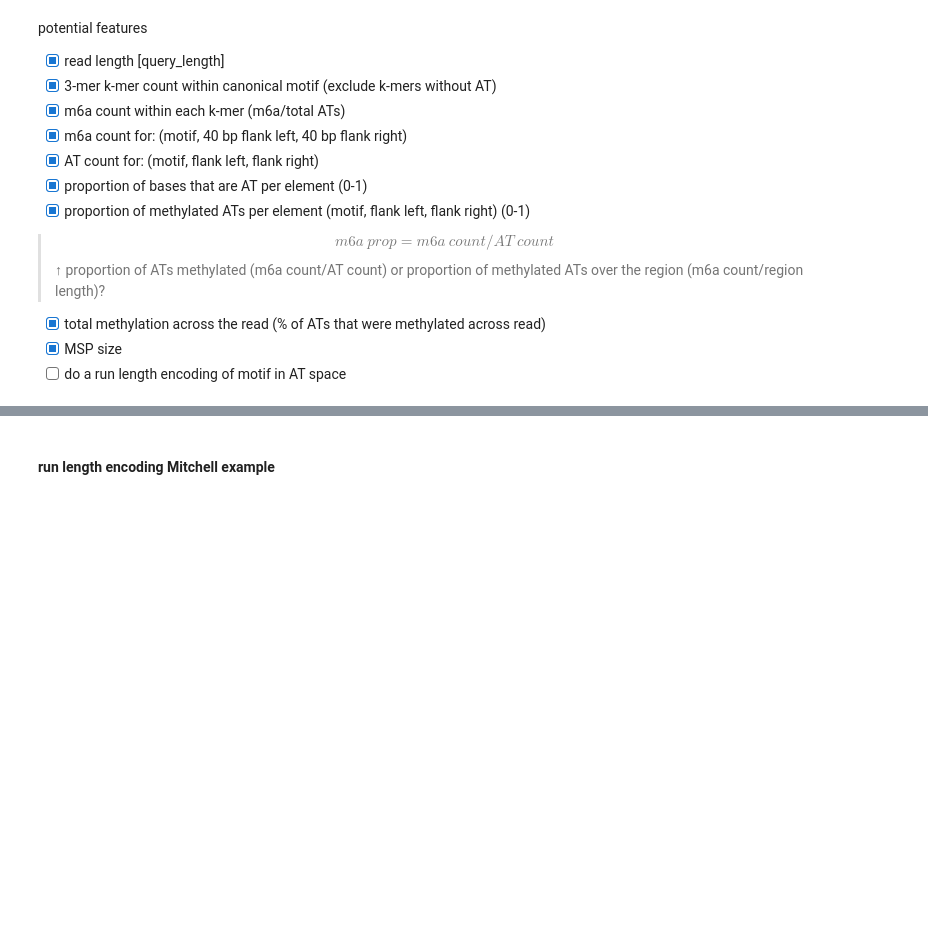
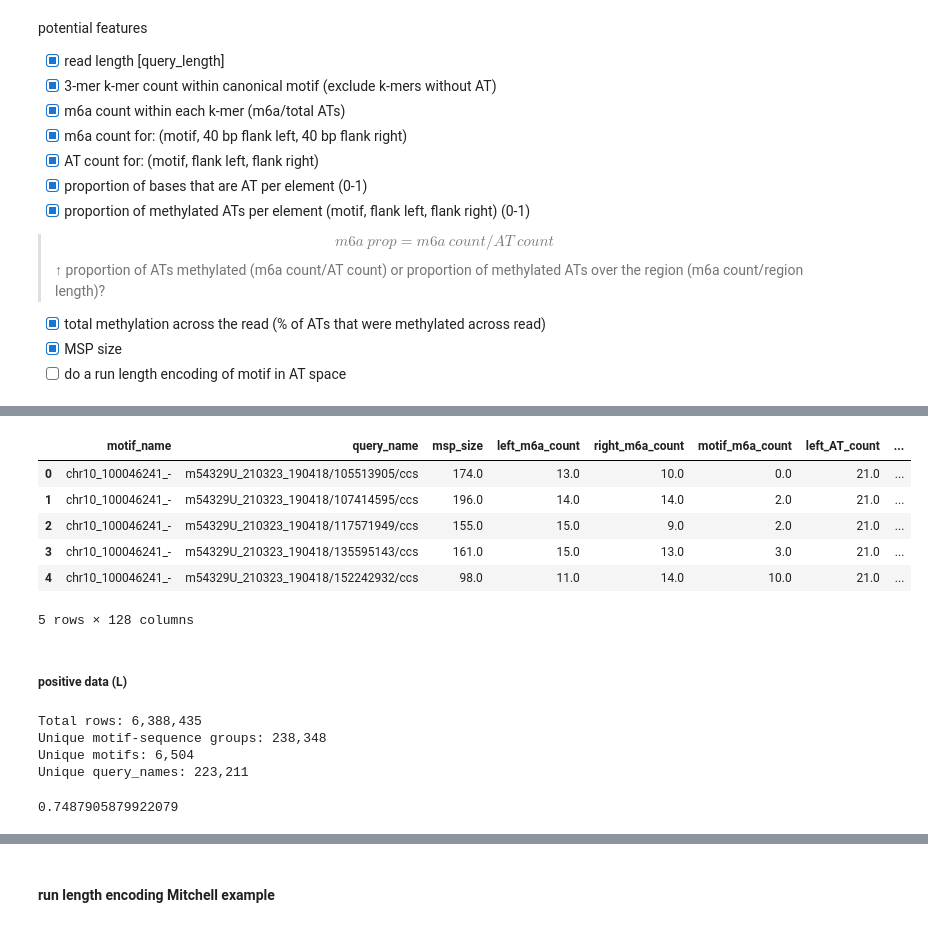
Before and after one commit to monikaperez/ctcf-footprinting, a Jupyter notebook: scripts/20230126_feature_collection_dev.ipynb, the cells around one changed output, grey strips where cells are left out. Saved outputs shown, nothing was run; the diff lists cells and outputs as text; code cells hidden in the pictures; blank space fills up the shorter version.

```diff
--- a/scripts/20230126_feature_collection_dev.ipynb
+++ b/scripts/20230126_feature_collection_dev.ipynb
@@ -587,0 +866,10 @@ Unique motif-sequence groups: 1,986
+# %%
+# remove MSP rows (already have msp size)
+df = df[df["centered_position_type"] == "m6a"]
+print("Total m6a observations: " + "{:,}".format(df.shape[0]))
+
+# filter for m6a's within 40 bp range
+m6a_range_mask = (df["centered_start"] >= -40) & (df["centered_end"] <= 75)
+print("Total m6a's within 40 bp flank of motif: " + "{:,}".format(m6a_range_mask.sum()))
+# apply mask
+df = df[m6a_range_mask]
@@ -587,0 +879,8 @@ Unique motif-sequence groups: 1,986
+# %%
+# group by motif & query name
+grouping_cols = ["motif_name", "query_name"]
+df_grouped = df.groupby(grouping_cols)
+
+# get group names (keys)
+group_names = list(df_grouped.groups.keys())
+print("Unique motif-sequence groups: " + "{:,}".format(len(group_names)))
@@ -601,6 +902,19 @@ potential features
 * [x] total methylation across the read (% of ATs that were methylated across read)
 * [x] MSP size
 * [ ] do a run length encoding of motif in AT space
+# %%
+def get_motif_seq(subset_sequence):
+    '''Get motif sequence from subset_sequence.'''
+    center_idx = 100
+    motif_len = 35
+    motif_seq = subset_sequence[center_idx:(center_idx+motif_len)]
+    return motif_seq
+# %%
+def get_kmers(seq, k):
+    '''Decompose the input sequence (str) into k-mers (str).'''
+    num_kmers = len(seq) - k + 1
+    seqs = [seq[i:i+k] for i in range(num_kmers)]
+    return seqs
 # %%
 def agg_features(x, feature_cols):
     '''Collects features. Returns a df with feature info per unique group.'''
@@ -718,0 +1040,26 @@ Wall time: 3.41 s
+# %%
+res.head()
+# %% [output]
+|  | motif_name | query_name | msp_size | left_m6a_count | right_m6a_count | motif_m6a_count | left_AT_count | ... |
+| 0 | chr10_100046241_- | m54329U_210323_190418/105513905/ccs | 174.0 | 13.0 | 10.0 | 0.0 | 21.0 | ... |
+| 1 | chr10_100046241_- | m54329U_210323_190418/107414595/ccs | 196.0 | 14.0 | 14.0 | 2.0 | 21.0 | ... |
+| 2 | chr10_100046241_- | m54329U_210323_190418/117571949/ccs | 155.0 | 15.0 | 9.0 | 2.0 | 21.0 | ... |
+| 3 | chr10_100046241_- | m54329U_210323_190418/135595143/ccs | 161.0 | 15.0 | 13.0 | 3.0 | 21.0 | ... |
+| 4 | chr10_100046241_- | m54329U_210323_190418/152242932/ccs | 98.0 | 11.0 | 14.0 | 10.0 | 21.0 | ... |
+5 rows × 128 columns
+# %% [markdown]
+##### positive data (L)
+# %%
+print("Total rows: " + "{:,}".format(df.shape[0]))
+print("Unique motif-sequence groups: " + "{:,}".format(len(group_names)))
+print("Unique motifs: " + "{:,}".format(df["motif_name"].nunique()))
+print("Unique query_names: " + "{:,}".format(df["query_name"].nunique()))
+# %% [output]
+Total rows: 6,388,435
+Unique motif-sequence groups: 238,348
+Unique motifs: 6,504
+Unique query_names: 223,211
+# %%
+print("{:,}".format(47836/6388435*100))
+# %% [output]
+0.7487905879922079
```
Also changed, not shown: parts of 92 cells of this notebook, 12 other files.
